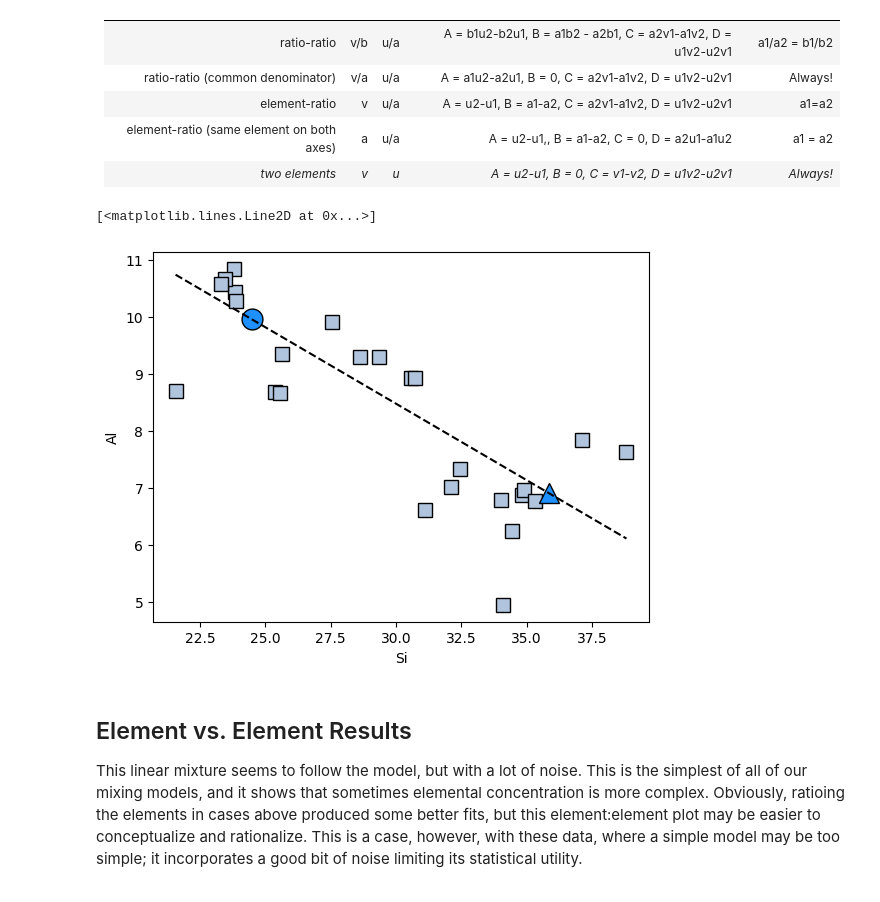
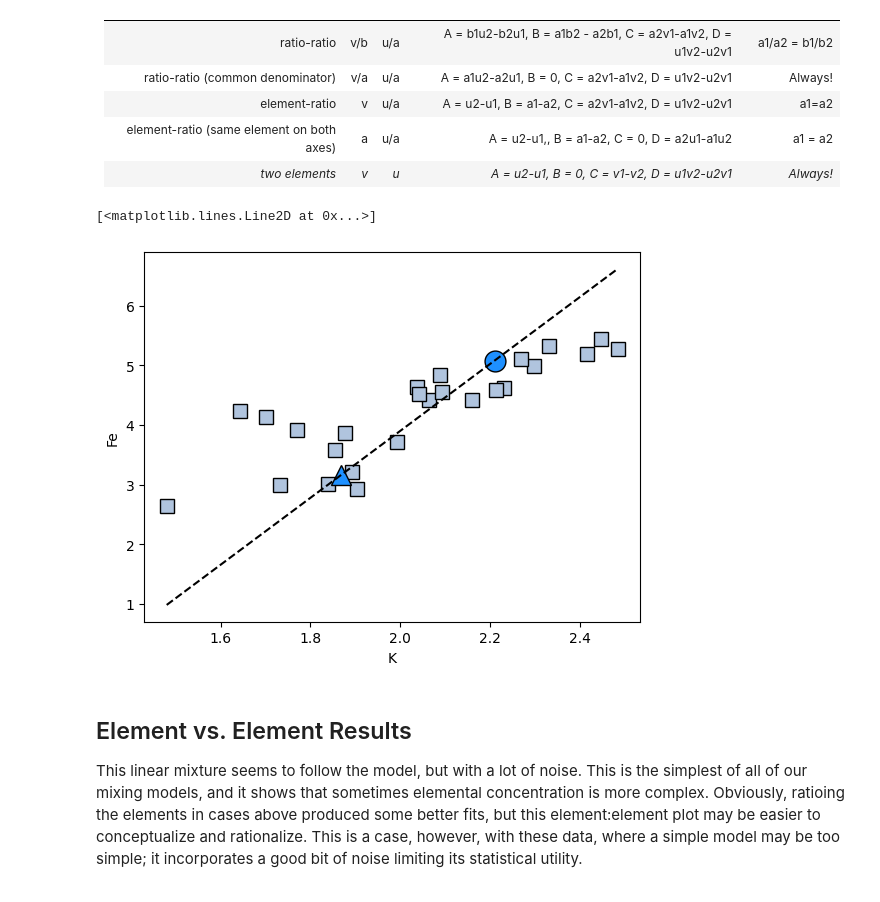
Before and after one commit to DirtBurner/GeoChem_Class, a Jupyter notebook: Rosenheim_work/Non_Linear_Mixing_ber.ipynb, the cells around one changed output. Saved outputs shown, nothing was run; the diff lists cells and outputs as text; code cells hidden in the pictures.

```diff
--- a/Rosenheim_work/Non_Linear_Mixing_ber.ipynb
+++ b/Rosenheim_work/Non_Linear_Mixing_ber.ipynb
@@ -284,41 +284,46 @@ Next plot: Two elements
 
 #Use the same values of u, v, b, and a from above, but the ratios change.
 
-x = df[a]
-y = df[u]
+x = df[b]
+y = df[v]
 
 fig, ax = plt.subplots(nrows=1, ncols=1)
 ax.plot(x, y, marker='s', markersize=10, mfc='lightsteelblue', mec='k', linestyle='')
-ax.set(xlabel=a.split('_')[0], ylabel=u.split('_')[0])
+ax.set(xlabel=b.split('_')[0], ylabel=v.split('_')[0])
 
 #Define the endmembers of the mixing model. Use the closest site to the Amazon and the closest
 #site to the Maroni and take the average of each.
 
 Amaz = '04MC'   #-endmember 1 is the Amazon
 Maro = '18MC'   #-endmember 2 is the Maroni
 
-u1 = df[u].loc[df['sample_ID'].str.contains(Amaz)].mean()
-u2 = df[u].loc[df['sample_ID'].str.contains(Maro)].mean()
-a1 = df[a].loc[df['sample_ID'].str.contains(Amaz)].mean()
-a2 = df[a].loc[df['sample_ID'].str.contains(Maro)].mean()
+u1 = df[v].loc[df['sample_ID'].str.contains(Amaz)].mean()
+u2 = df[v].loc[df['sample_ID'].str.contains(Maro)].mean()
+a1 = df[b].loc[df['sample_ID'].str.contains(Amaz)].mean()
+a2 = df[b].loc[df['sample_ID'].str.contains(Maro)].mean()
 
 #Plot endmembers:
 ax.plot(a1, u1, marker='^', markersize=15, mfc='dodgerblue', mec='k', linestyle='')
 ax.plot(a2, u2, marker='o', markersize=15, mfc='dodgerblue', mec='k', linestyle='')
 
 #Calculate and plot the model:
 A = u2-u1
 B = 0
 C = a1-a2
 D = u1*a2-u2*a1
 
 x_m = np.linspace(min(x), max(x), 50)
 y_m = -(A*x_m + D)/(B*x_m + C)
 
+#Add linear regression
+#m, b = np.polyfit(x.dropna(inplace=True), y.dropna(inplace=True), 1)
+#y_mod = m*x_m +b
+
 ax.plot(x_m, y_m, linestyle='--', color='k')
+#ax.plot(x_m, y_mod, linestyle='--', color='red')
 # %% [output]
 [<matplotlib.lines.Line2D at 0x...>]
-[figure, old version]
+[figure, new version]
 # %% [markdown]
 ## Element vs. Element Results
 
```
Also changed, not shown: 1 other file.
